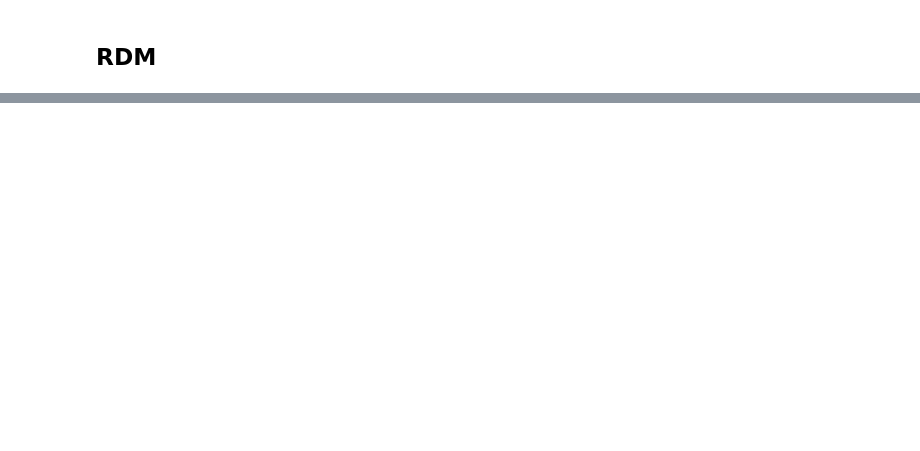
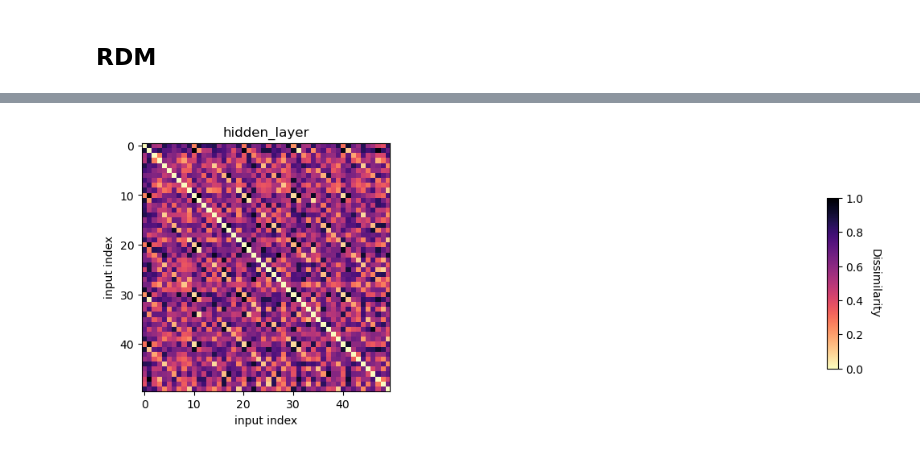
Before and after one commit to tanmayyb/learning-rules, a Jupyter notebook: analysis/rdm.ipynb, the cells around one changed output, grey strips where cells are left out. Saved outputs shown, nothing was run; the diff lists cells and outputs as text; code cells hidden in the pictures; blank space fills up the shorter version.

```diff
--- a/analysis/rdm.ipynb
+++ b/analysis/rdm.ipynb
@@ -89,6 +87,3 @@ configs
 # %%
 import torch
 device = torch.device('cuda' if torch.cuda.is_available() else 'cpu')
-
-from utils.training_utils import select_model
-model = select_model(configs=configs, device=device)
@@ -143,0 +135,6 @@ BasicOptimizer
+# %%
+X, y = next(iter(valid_loader))
+X, y = X.to(device), y.to(device)
+y_pred, h = model.forward(X)
+y_pred = torch.argmax(y_pred, dim=1)
+y_pred
@@ -143,0 +175,9 @@ BasicOptimizer
+# %%
+for chosen_class in range(2):
+    batch_num = 0
+    X = batches[chosen_class][batch_num].to(device)
+    y_pred, h = model.forward(X)
+    y_pred = torch.argmax(y_pred, dim=1)
+    # print(f"chosen_class: {chosen_class}")
+    # print("predictions:")
+    # print(y_pred)
@@ -143,0 +205,75 @@ BasicOptimizer
+# %%
+def plot_maps(
+    model_features,
+    #model_name
+):
+    """
+    Plots representational dissimilarity matrices (RDMs) across different layers of a model.
+
+    Inputs:
+    - model_features (dict): a dictionary where keys are layer names and values are numpy arrays representing RDMs for each layer.
+    - model_name (str): the name of the model being visualized.
+    """
+
+
+    fig = plt.figure(figsize=(14, 4))
+    # fig.suptitle(f"RDMs across layers for {model_name}")
+    # and we add one plot per reference point
+    gs = fig.add_gridspec(1, len(model_features))
+    fig.subplots_adjust(wspace=0.2, hspace=0.2)
+
+    for l in range(len(model_features)):
+
+        layer = list(model_features.keys())[l]
+        map_ = np.squeeze(model_features[layer])
+
+        if len(map_.shape) < 2:
+            map_ = map_.reshape( (int(np.sqrt(map_.shape[0])), int(np.sqrt(map_.shape[0]))) )
+
+        map_ = map_ / np.max(map_)
+
+        ax = plt.subplot(gs[0,l])
+        ax_ = ax.imshow(map_, cmap='magma_r')
+        ax.set_title(f'{layer}')
+        ax.set_xlabel("input index")
+        if l==0:
+            ax.set_ylabel("input index")
+
+    fig.subplots_adjust(right=0.9)
+    cbar_ax = fig.add_axes([1.01, 0.18, 0.01, 0.53])
+    cbar = fig.colorbar(ax_, cax=cbar_ax)
+    cbar.set_label('Dissimilarity', rotation=270, labelpad=15)
+
+    plt.show()
+
+
+def calc_rdms(batches, batch_size=2):
+    ds_list = list()
+    feature_list = list()
+
+    batch_num = 0
+    X = torch.cat([batches[input_class][batch_num][:batch_size].to(device) for input_class in range(0,10)], dim=1)
+    y_pred, h = model.forward(X)
+    y_pred = torch.argmax(y_pred, dim=1)
+
+    feats = h
+    if len(feats.shape) > 2:
+        feats = feats.flatten(1)
+    ds = Dataset(
+        feats.cpu().detach().numpy(),
+        descriptors=dict(
+            layer='hidden layer', batch_num=batch_num
+        )
+    )
+    ds_list.append(ds)
+    feature_list.append("hidden_layer")
+
+    return ds_list, feature_list
+
+method='correlation'
+ds_list, feature_list = calc_rdms(batches, batch_size=5)
+rdms = calc_rdm(ds_list, method=method)
+rdms_dict = {feature: rdms.get_matrices()[i] for i, feature in enumerate(feature_list)}
+plot_maps(rdms_dict)
+# %% [output]
+[figure, added]
```
Also changed, not shown: parts of 11 cells of this notebook.
